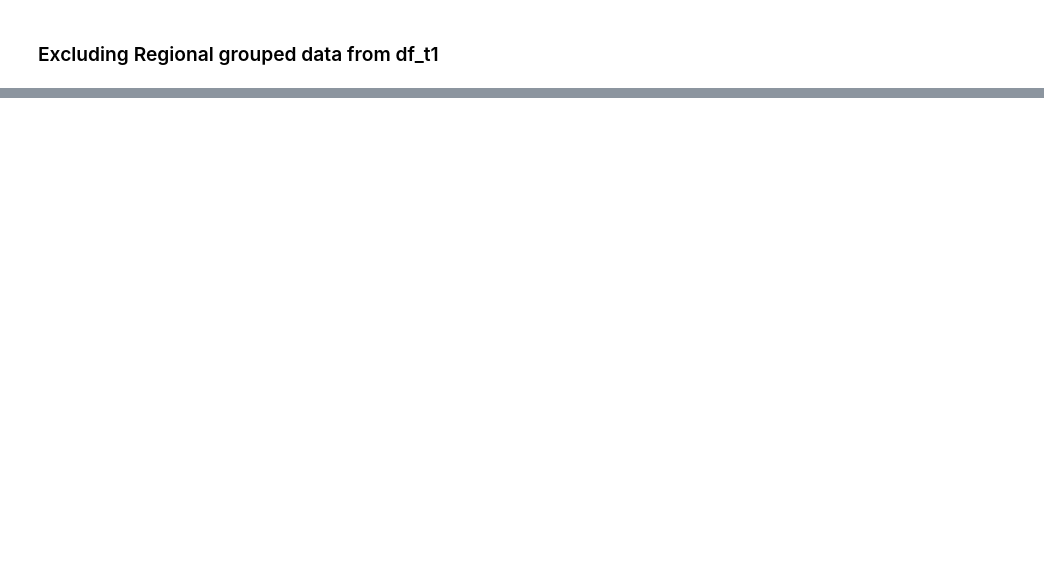
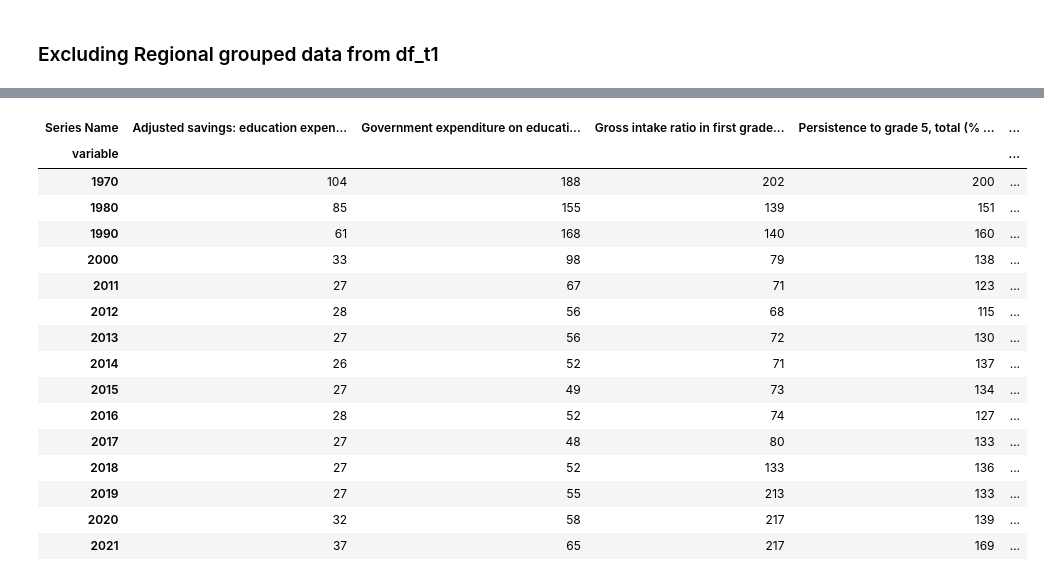
Before and after one commit to MatiasBorrellH/Live_Coding_Challenge, a Jupyter notebook: live_code.ipynb, the cells around one changed output, grey strips where cells are left out. Drawn from its saved outputs; the diff is of its cells as text; code cells hidden in the pictures; blank space fills up the shorter version.

```diff
--- a/live_code.ipynb
+++ b/live_code.ipynb
@@ -117,0 +160,23 @@ plt.show()
+# %%
+# Show NULLs by year
+nulls = df_t1.copy()
+nulls = nulls.set_index("variable").iloc[:,1:].isnull()
+nulls.groupby(["variable"]).sum()
+# %% [output]
+| Series Name | Adjusted savings: education expen... | Government expenditure on educati... | Gross intake ratio in first grade... | Persistence to grade 5, total (% ... | ... |
+| variable |  |  |  |  | ... |
+| 1970 | 104 | 188 | 202 | 200 | ... |
+| 1980 | 85 | 155 | 139 | 151 | ... |
+| 1990 | 61 | 168 | 140 | 160 | ... |
+| 2000 | 33 | 98 | 79 | 138 | ... |
+| 2011 | 27 | 67 | 71 | 123 | ... |
+| 2012 | 28 | 56 | 68 | 115 | ... |
+| 2013 | 27 | 56 | 72 | 130 | ... |
+| 2014 | 26 | 52 | 71 | 137 | ... |
+| 2015 | 27 | 49 | 73 | 134 | ... |
+| 2016 | 28 | 52 | 74 | 127 | ... |
+| 2017 | 27 | 48 | 80 | 133 | ... |
+| 2018 | 27 | 52 | 133 | 136 | ... |
+| 2019 | 27 | 55 | 213 | 133 | ... |
+| 2020 | 32 | 58 | 217 | 139 | ... |
+| 2021 | 37 | 65 | 217 | 169 | ... |
```
Also changed, not shown: parts of 23 cells of this notebook.
